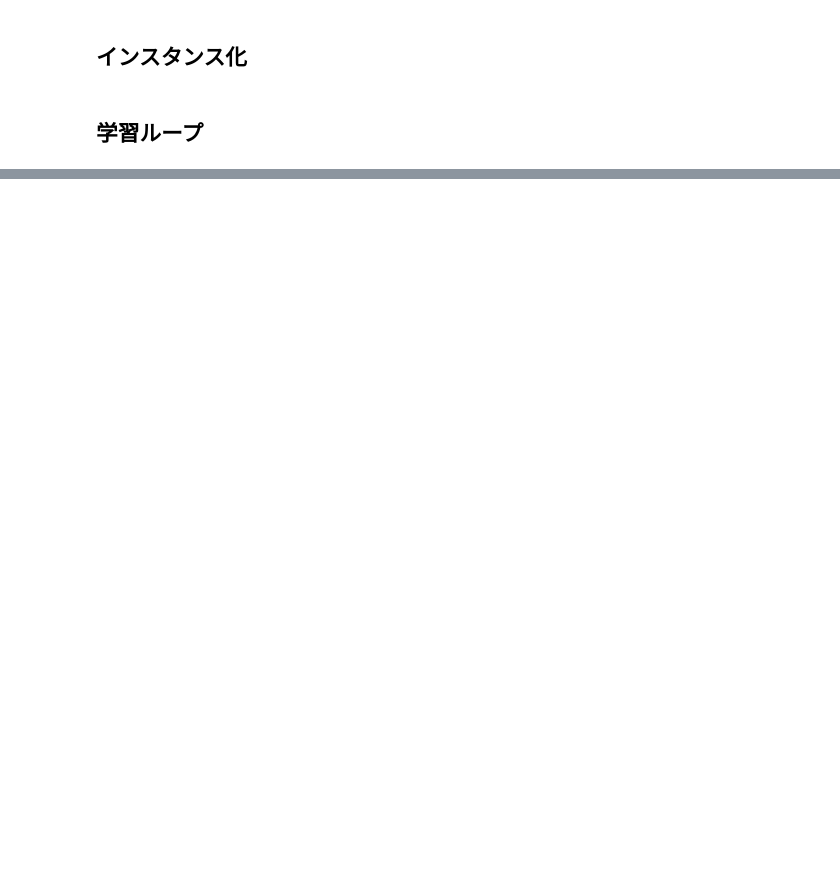
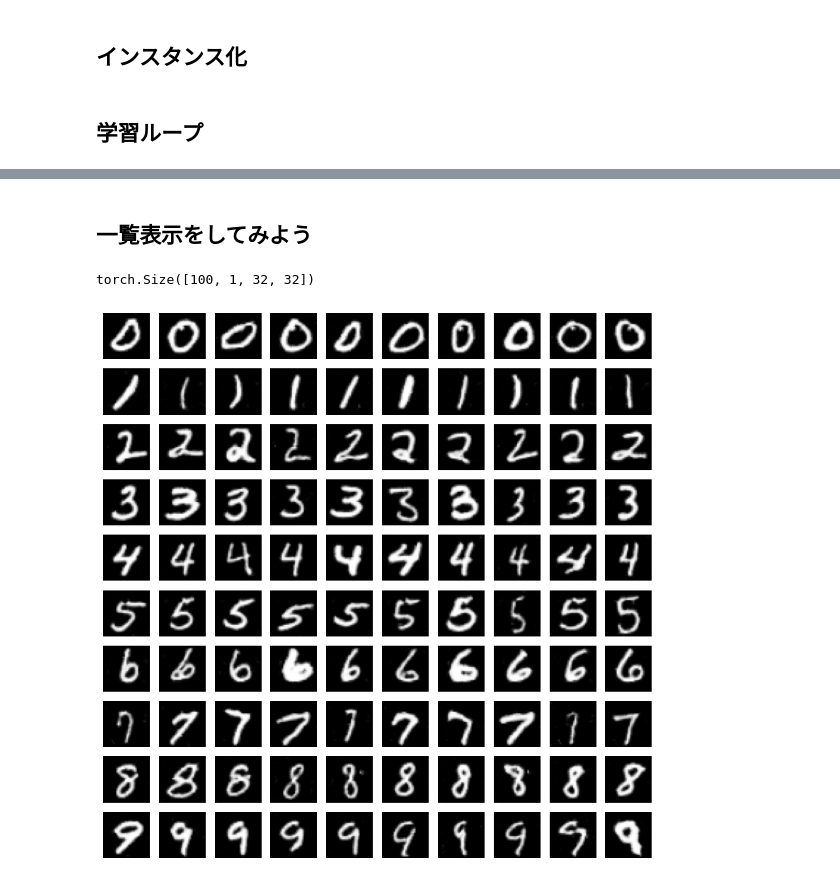
Before and after one commit to sakamototaisei/python_colab, a Jupyter notebook: AIで条件付の手書き文字を生成_GANで学ぶ生成モデル.ipynb, the cells around one changed output, grey strips where cells are left out. Cells and saved outputs as stored; diff of their text form; code cells hidden in the pictures; blank space fills up the shorter version.

```diff
--- a/AIで条件付の手書き文字を生成_GANで学ぶ生成モデル.ipynb
+++ b/AIで条件付の手書き文字を生成_GANで学ぶ生成モデル.ipynb
@@ -474,0 +514,31 @@ RuntimeError: ignored
+# %% [markdown]
+## **一覧表示をしてみよう**
+# %%
+# Layout
+def im_layout(images):
+    print(images.shape)
+
+    mean = np.array([0.5, 0.5, 0.5])
+    std = np.array([0.5, 0.5, 0.5])
+
+    im = images.detach().numpy()
+    # 画像配列の形態をを変更
+    im = im.transpose(0, 2, 3, 1) # c h w -> h w c
+    # 画像のノーマライズ
+    im = std * im + mean
+
+    plt.figure(figsize=(10,10))
+
+    row = 10
+    col = 10
+    n = 0
+    while n < row * col:
+        n += 1
+        plt.subplot(row, col, n)
+        plt.imshow(im[n-1])
+        plt.axis('off')
+# %%
+im_layout(test())
+# %% [output]
+torch.Size([100, 1, 32, 32])
+[figure, added]
```
Also changed, not shown: parts of 21 cells of this notebook.
